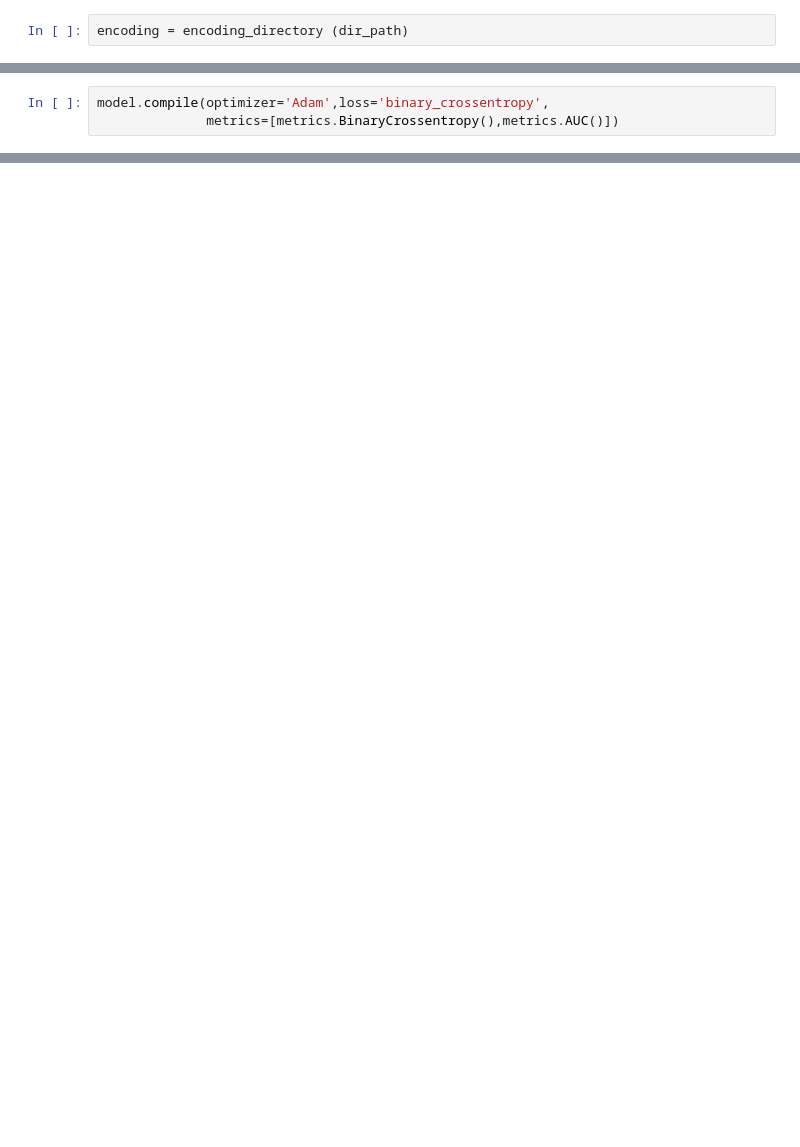
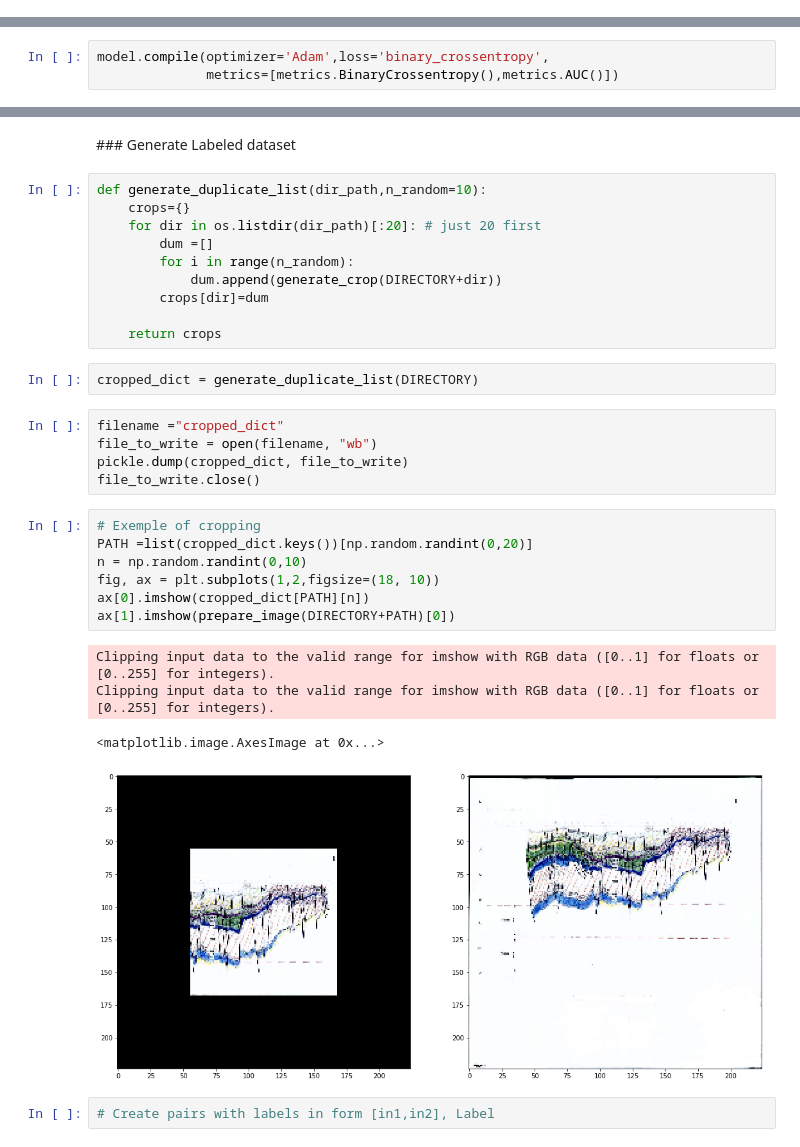
Before and after one commit to AmineDiro/data-challenge-iapau, a Jupyter notebook: Solution.ipynb, the cells around one changed output, grey strips where cells are left out. Drawn from its saved outputs; the diff is of its cells as text; blank space fills up the shorter version.

```diff
--- a/Solution.ipynb
+++ b/Solution.ipynb
@@ -127,5 +128,3 @@ def encoding_directory(dir_path):
         pred_vec = pred.flatten()
         encoding_map[image_path] = pred_vec
     return encoding_map
-# %%
-encoding = encoding_directory (dir_path)
@@ -274,0 +313,33 @@ model.compile(optimizer='Adam',loss='binary_crossentropy',
+# %% [markdown]
+### Generate Labeled dataset
+# %%
+def generate_duplicate_list(dir_path,n_random=10):
+    crops={}
+    for dir in os.listdir(dir_path)[:20]: # just 20 first
+        dum =[]
+        for i in range(n_random):
+            dum.append(generate_crop(DIRECTORY+dir))
+        crops[dir]=dum
+
+    return crops
+# %%
+cropped_dict = generate_duplicate_list(DIRECTORY)
+# %%
+filename ="cropped_dict"
+file_to_write = open(filename, "wb")
+pickle.dump(cropped_dict, file_to_write)
+file_to_write.close()
+# %%
+# Exemple of cropping
+PATH =list(cropped_dict.keys())[np.random.randint(0,20)]
+n = np.random.randint(0,10)
+fig, ax = plt.subplots(1,2,figsize=(18, 10))
+ax[0].imshow(cropped_dict[PATH][n])
+ax[1].imshow(prepare_image(DIRECTORY+PATH)[0])
+# %% [output]
+Clipping input data to the valid range for imshow with RGB data ([0..1] for floats or [0..255] for integers).
+Clipping input data to the valid range for imshow with RGB data ([0..1] for floats or [0..255] for integers).
+<matplotlib.image.AxesImage at 0x...>
+[figure, added]
+# %%
+# Create pairs with labels in form [in1,in2], Label
```
Also changed, not shown: parts of 12 cells of this notebook.
